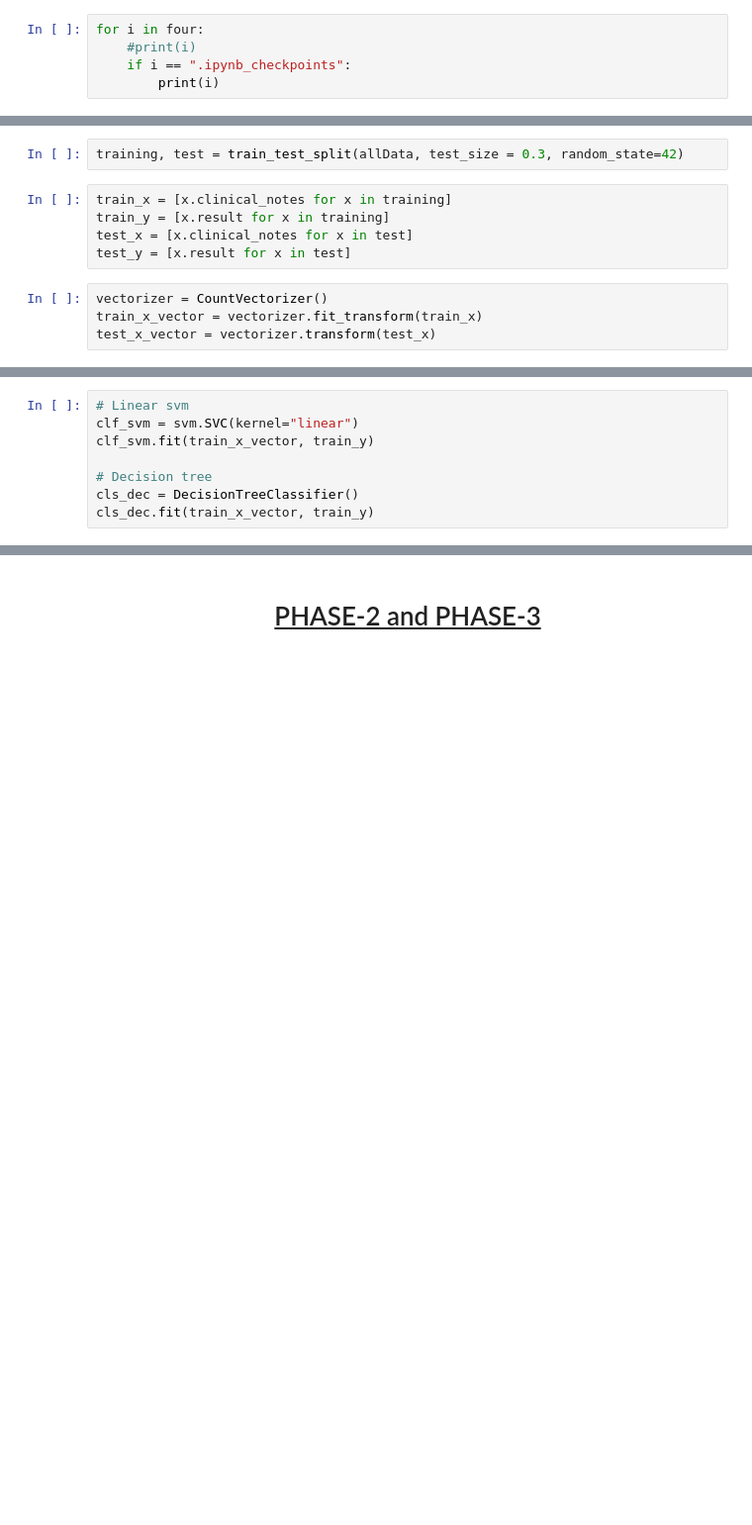
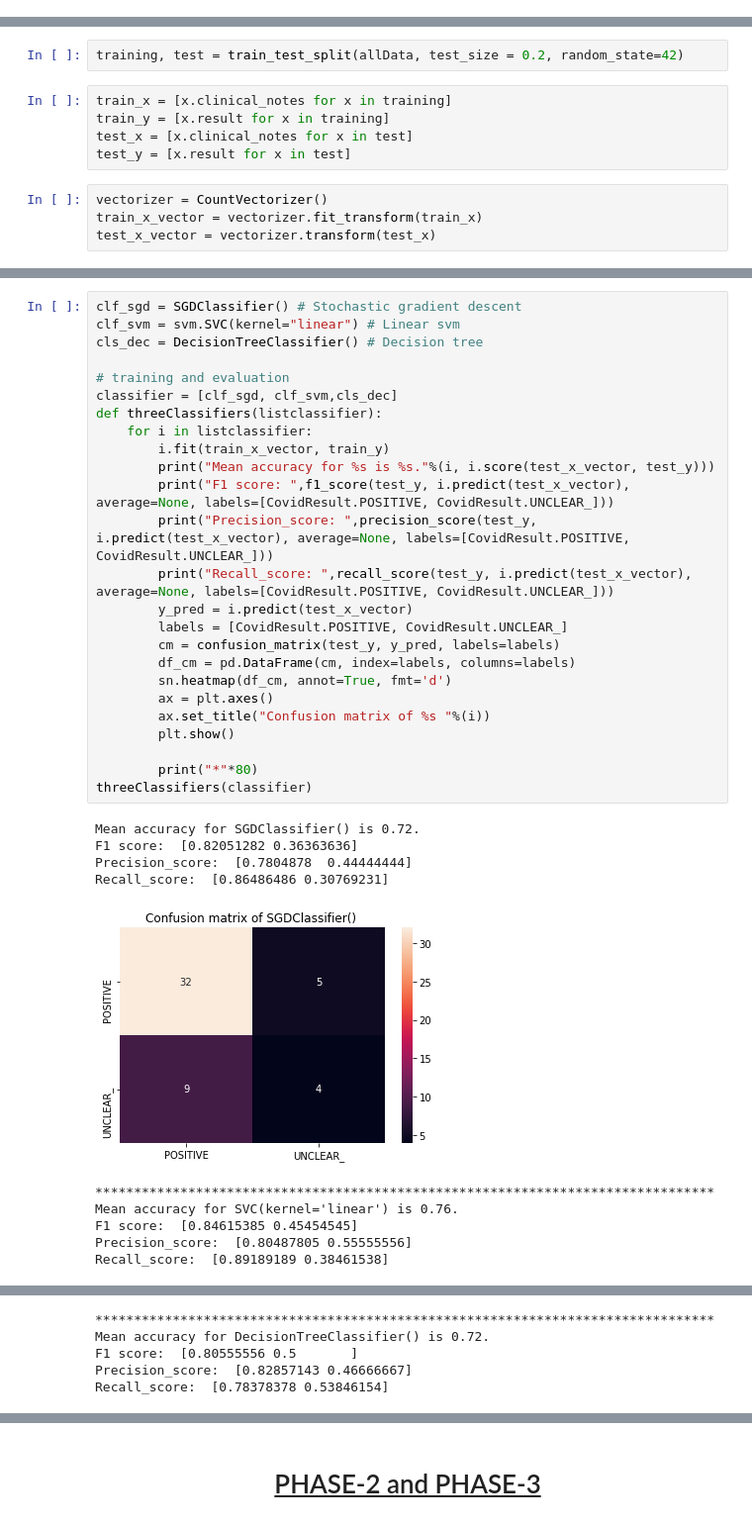
Before and after one commit to Tsegazab-Tesfay/Covid_test, a Jupyter notebook: Mini_project.ipynb, the cells around one changed output, grey strips where cells are left out. Shown: that part at 99% size. Saved outputs shown, nothing was run; the diff lists cells and outputs as text; blank space fills up the shorter version.

```diff
--- a/Mini_project.ipynb
+++ b/Mini_project.ipynb
@@ -116,8 +160,3 @@ print(len(four))
 147
 53
 53
-# %%
-for i in four:
-    #print(i)
-    if i == ".ipynb_checkpoints":
-        print(i)
@@ -352,7 +358,7 @@ allData[15].result # checking
 # %% [output]
 'POSITIVE'
 # %%
-training, test = train_test_split(allData, test_size = 0.3, random_state=42)
+training, test = train_test_split(allData, test_size = 0.2, random_state=42)
 # %%
 train_x = [x.clinical_notes for x in training]
 train_y = [x.result for x in training]
@@ -368,8 +370,0 @@ test_x_vector = vectorizer.transform(test_x)
-# %%
-# Linear svm
-clf_svm = svm.SVC(kernel="linear")
-clf_svm.fit(train_x_vector, train_y)
-
-# Decision tree
-cls_dec = DecisionTreeClassifier()
-cls_dec.fit(train_x_vector, train_y)
@@ -377,0 +379,36 @@ DecisionTreeClassifier()
+# %%
+clf_sgd = SGDClassifier() # Stochastic gradient descent
+clf_svm = svm.SVC(kernel="linear") # Linear svm
+cls_dec = DecisionTreeClassifier() # Decision tree
+
+# training and evaluation
+classifier = [clf_sgd, clf_svm,cls_dec]
+def threeClassifiers(listclassifier):
+    for i in listclassifier:
+        i.fit(train_x_vector, train_y)
+        print("Mean accuracy for %s is %s."%(i, i.score(test_x_vector, test_y)))
+        print("F1 score: ",f1_score(test_y, i.predict(test_x_vector), average=None, labels=[CovidResult.POSITIVE, CovidResult.UNCLEAR_]))
+        print("Precision_score: ",precision_score(test_y, i.predict(test_x_vector), average=None, labels=[CovidResult.POSITIVE, CovidResult.UNCLEAR_]))
+        print("Recall_score: ",recall_score(test_y, i.predict(test_x_vector), average=None, labels=[CovidResult.POSITIVE, CovidResult.UNCLEAR_]))
+        y_pred = i.predict(test_x_vector)
+        labels = [CovidResult.POSITIVE, CovidResult.UNCLEAR_]
+        cm = confusion_matrix(test_y, y_pred, labels=labels)
+        df_cm = pd.DataFrame(cm, index=labels, columns=labels)
+        sn.heatmap(df_cm, annot=True, fmt='d')
+        ax = plt.axes()
+        ax.set_title("Confusion matrix of %s "%(i))
+        plt.show()
+
+        print("*"*80)
+threeClassifiers(classifier)
+# %% [output]
+Mean accuracy for SGDClassifier() is 0.72.
+F1 score:  [0.82051282 0.36363636]
+Precision_score:  [0.7804878  0.44444444]
+Recall_score:  [0.86486486 0.30769231]
+[figure, added]
+********************************************************************************
+Mean accuracy for SVC(kernel='linear') is 0.76.
+F1 score:  [0.84615385 0.45454545]
+Precision_score:  [0.80487805 0.55555556]
+Recall_score:  [0.89189189 0.38461538]
@@ -377,0 +416,5 @@ DecisionTreeClassifier()
+********************************************************************************
+Mean accuracy for DecisionTreeClassifier() is 0.72.
+F1 score:  [0.80555556 0.5       ]
+Precision_score:  [0.82857143 0.46666667]
+Recall_score:  [0.78378378 0.53846154]
```
Also changed, not shown: parts of 38 cells of this notebook.
